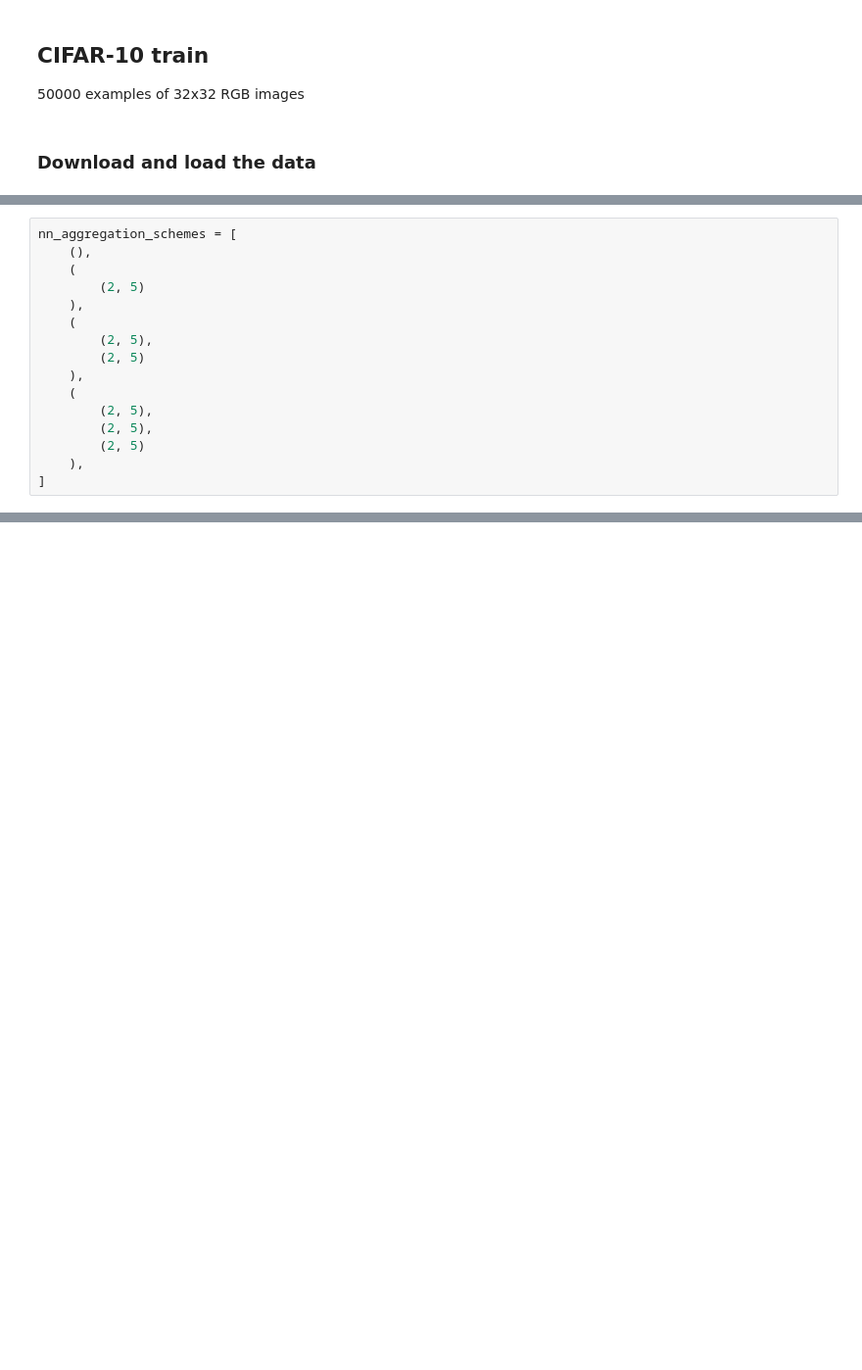
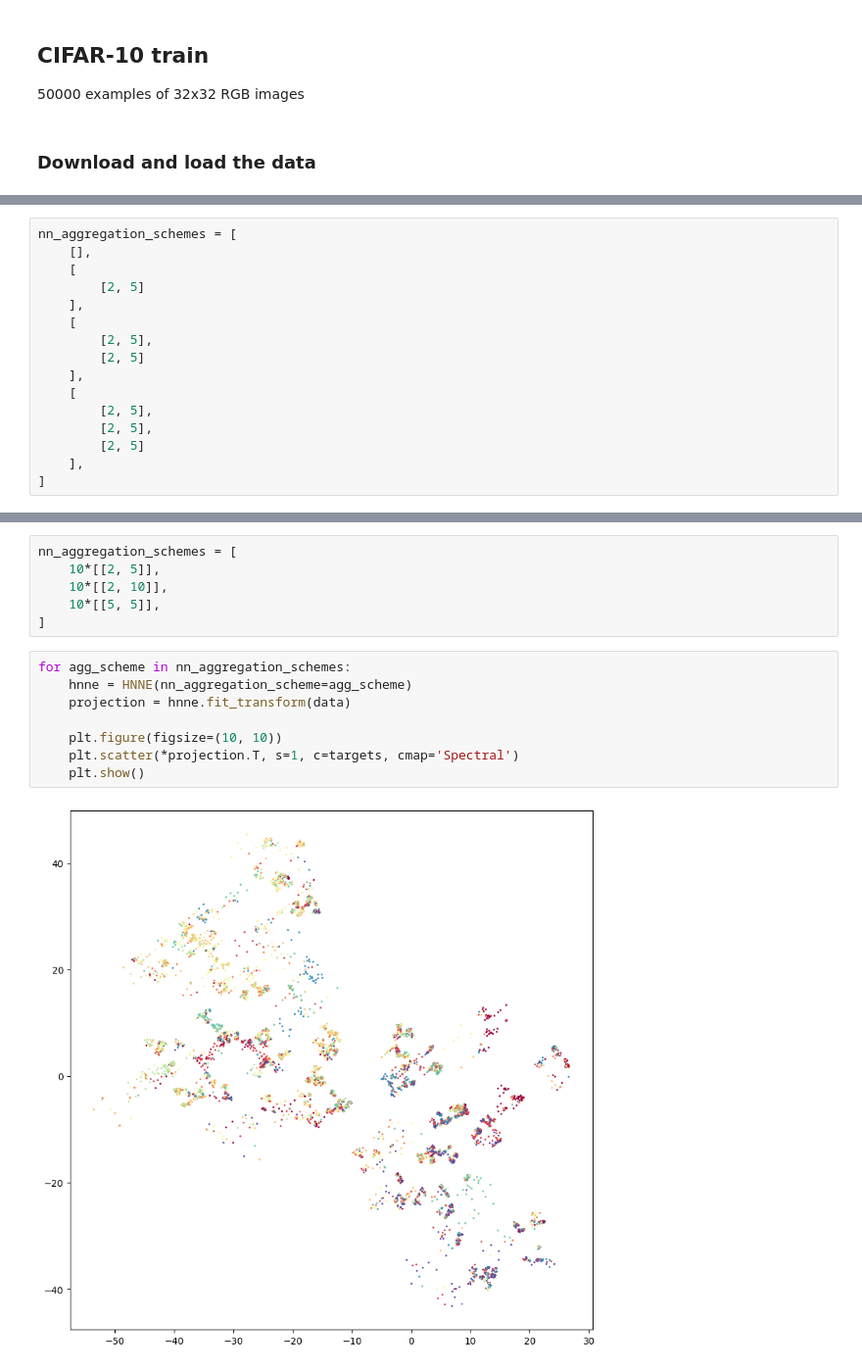
Before and after one commit to koulakis/h-nne, a Jupyter notebook: notebooks/demo5_nn_aggregation.ipynb, the cells around one changed output, grey strips where cells are left out. Shown at 98% size. Cells and saved outputs as stored; diff of their text form; blank space fills up the shorter version.

Commit message:
Entertain the thought of nn aggregation.

```diff
--- a/notebooks/demo5_nn_aggregation.ipynb
+++ b/notebooks/demo5_nn_aggregation.ipynb
@@ -19,18 +27,18 @@ data.shape
 # %%
 nn_aggregation_schemes = [
-    (),
-    (
-        (2, 5)
-    ),
-    (
-        (2, 5),
-        (2, 5)
-    ),
-    (
-        (2, 5),
-        (2, 5),
-        (2, 5)
-    ),
+    [],
+    [
+        [2, 5]
+    ],
+    [
+        [2, 5],
+        [2, 5]
+    ],
+    [
+        [2, 5],
+        [2, 5],
+        [2, 5]
+    ],
 ]
 # %%
 for agg_scheme in nn_aggregation_schemes:
@@ -42,0 +56,16 @@ for agg_scheme in nn_aggregation_schemes:
+# %%
+nn_aggregation_schemes = [
+    10*[[2, 5]],
+    10*[[2, 10]],
+    10*[[5, 5]],
+]
+# %%
+for agg_scheme in nn_aggregation_schemes:
+    hnne = HNNE(nn_aggregation_scheme=agg_scheme)
+    projection = hnne.fit_transform(data)
+
+    plt.figure(figsize=(10, 10))
+    plt.scatter(*projection.T, s=1, c=targets, cmap='Spectral')
+    plt.show()
+# %% [output]
+[figure, added]
```
Also changed, not shown: parts of 18 cells of this notebook, 3 other files.
